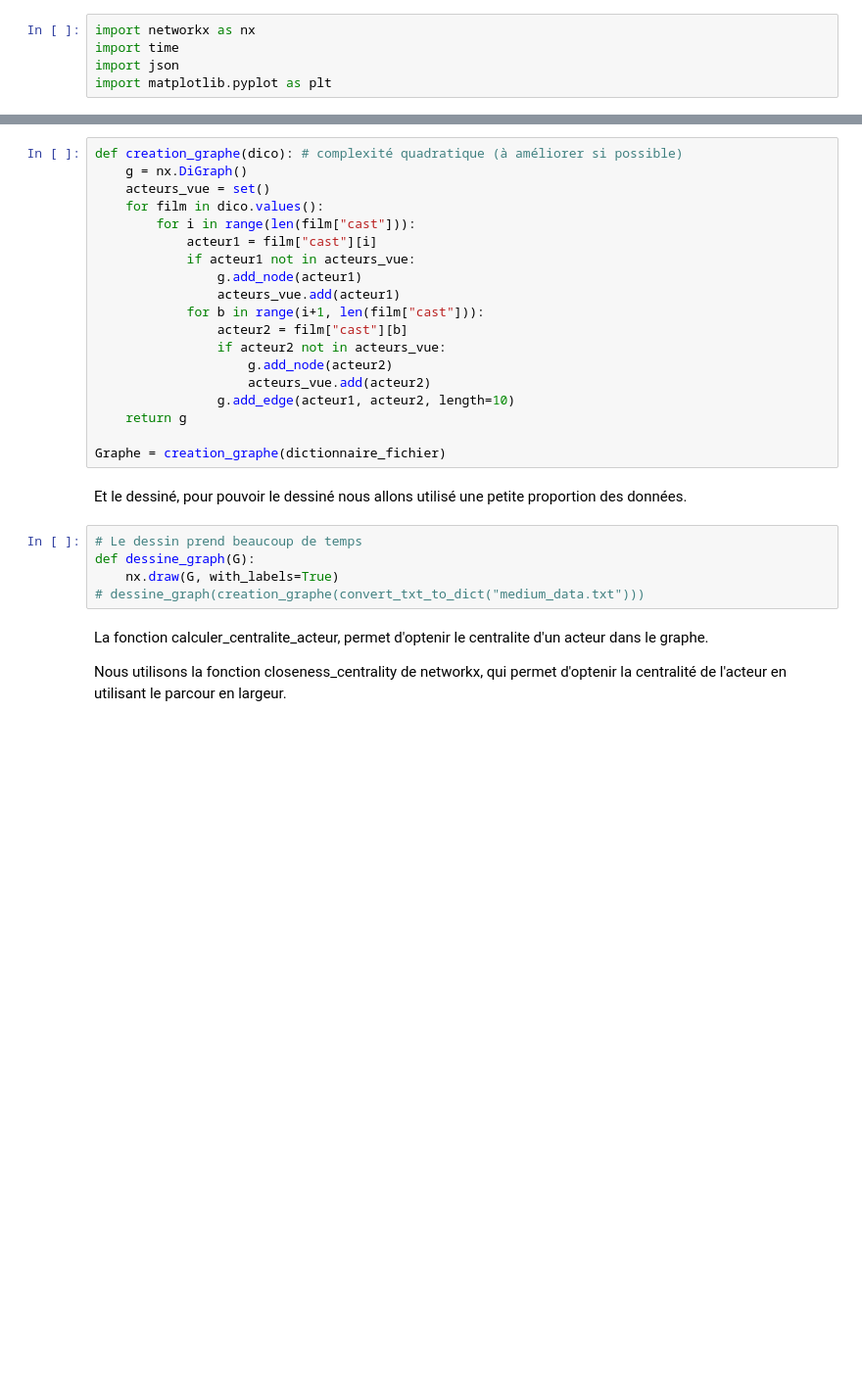
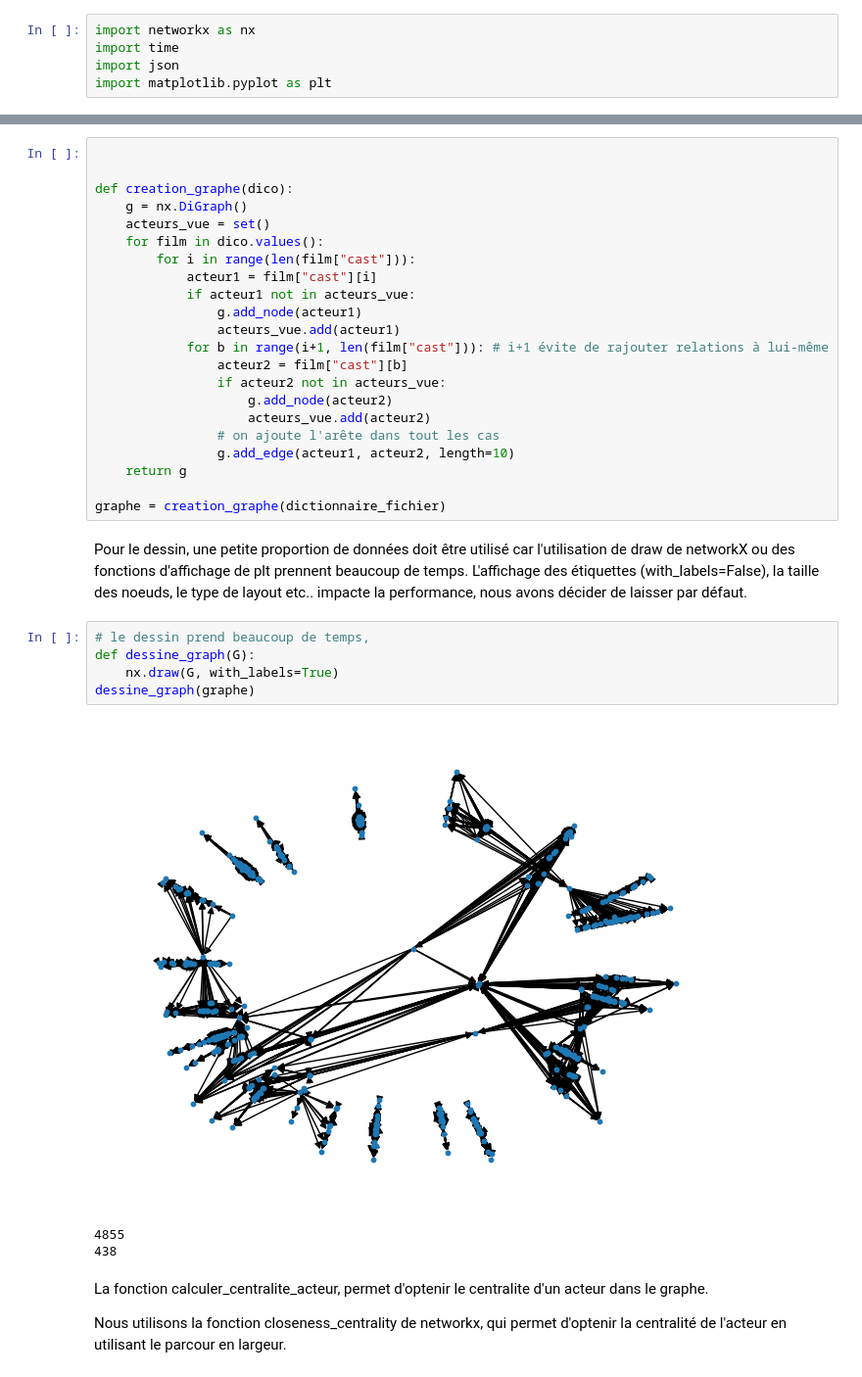
Before and after one commit to DanielMoreira45/SAE-GRAPH, a Jupyter notebook: Rendu.ipynb, the cells around one changed output, grey strips where cells are left out. Shown at 98% size. Saved outputs shown, nothing was run; the diff lists cells and outputs as text; blank space fills up the shorter version.

```diff
--- a/Rendu.ipynb
+++ b/Rendu.ipynb
@@ -44,5 +51,7 @@ Avec ce dictionnaire, nous avons crée le graph
 # %%
-def creation_graphe(dico): # complexité quadratique (à améliorer si possible)
+
+
+def creation_graphe(dico):
     g = nx.DiGraph()
     acteurs_vue = set()
     for film in dico.values():
@@ -51,22 +60,28 @@ def creation_graphe(dico): # complexité quadratique (à améliorer si possible)
             if acteur1 not in acteurs_vue:
                 g.add_node(acteur1)
                 acteurs_vue.add(acteur1)
-            for b in range(i+1, len(film["cast"])):
+            for b in range(i+1, len(film["cast"])): # i+1 évite de rajouter relations à lui-même
                 acteur2 = film["cast"][b]
                 if acteur2 not in acteurs_vue:
                     g.add_node(acteur2)
                     acteurs_vue.add(acteur2)
+                # on ajoute l'arête dans tout les cas
                 g.add_edge(acteur1, acteur2, length=10)
     return g
 
-Graphe = creation_graphe(dictionnaire_fichier)
+graphe = creation_graphe(dictionnaire_fichier)
-# %% [markdown]
-Et le dessiné, pour pouvoir le dessiné nous allons utilisé une petite proportion des données.
+# %% [markdown]
+Pour le dessin, une petite proportion de données doit être utilisé car l'utilisation de draw de networkX ou des fonctions d'affichage de plt prennent beaucoup de temps.
+L'affichage des étiquettes (with_labels=False), la taille des noeuds, le type de layout etc.. impacte la performance, nous avons décider de laisser par défaut.
 # %%
-# Le dessin prend beaucoup de temps
+# le dessin prend beaucoup de temps,
 def dessine_graph(G):
     nx.draw(G, with_labels=True)
-# dessine_graph(creation_graphe(convert_txt_to_dict("medium_data.txt")))
+dessine_graph(graphe)
+# %% [output]
+[figure, added]
+4855
+438
 # %% [markdown]
 La fonction calculer_centralite_acteur, permet d'optenir le centralite d'un acteur dans le graphe.
 
```
Also changed, not shown: parts of 5 cells of this notebook, 3 other files.
